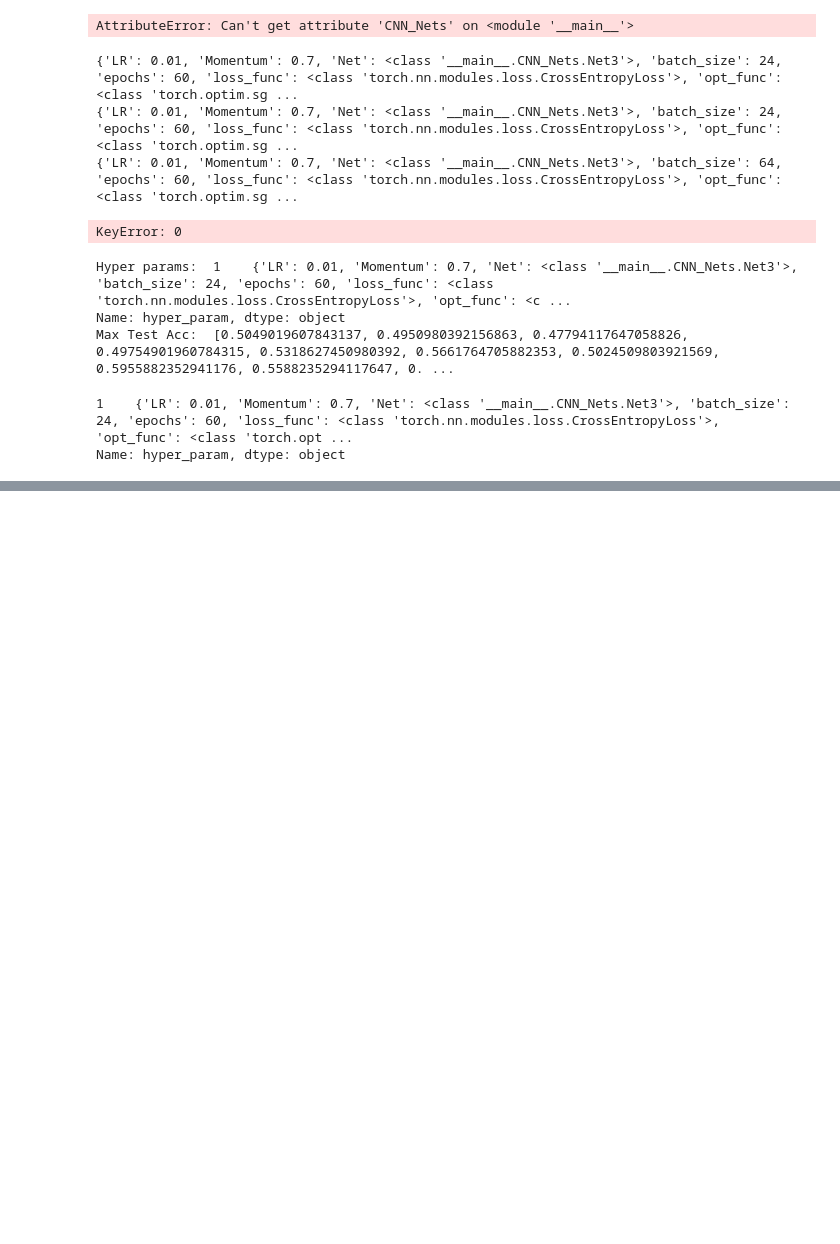
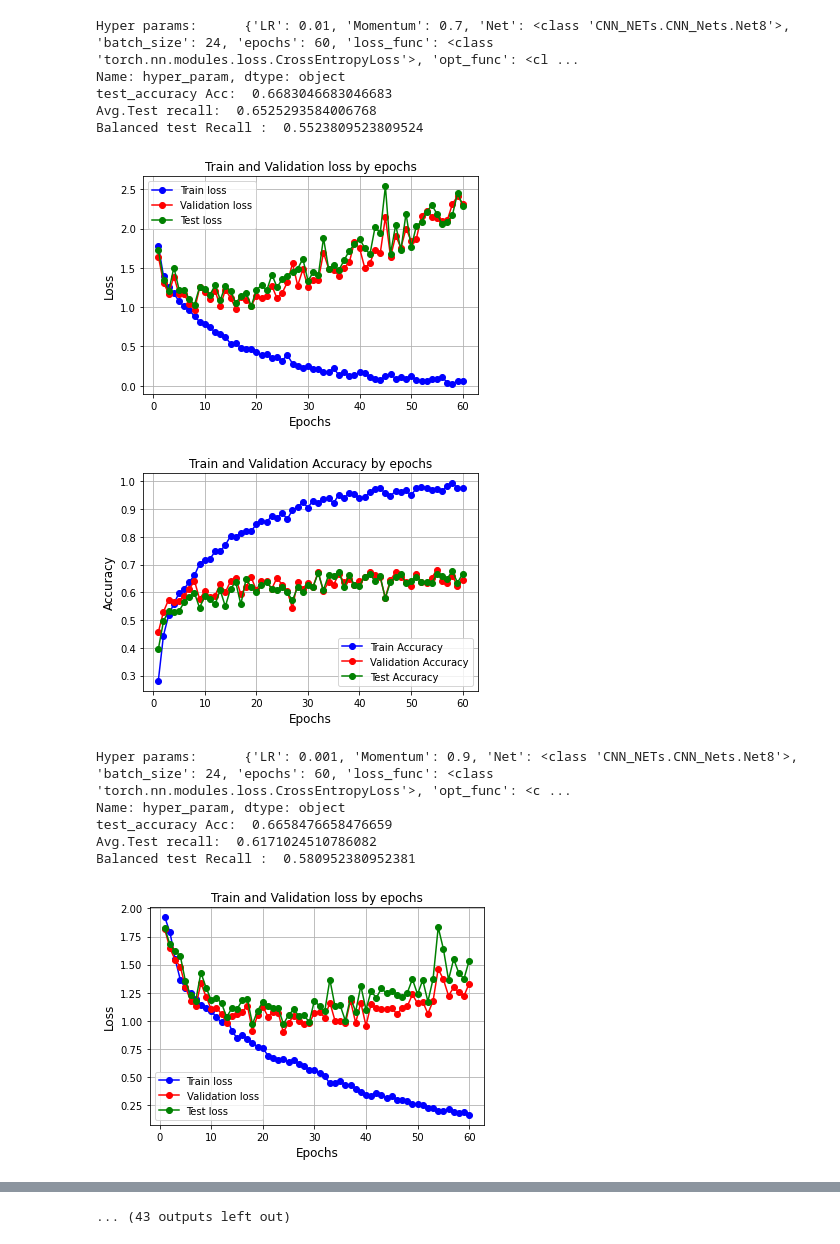
Before and after one commit to sepandms/SkinCare, a Jupyter notebook: GridSearch_Results.ipynb, the cells around one changed output, grey strips where cells are left out. Cells and saved outputs as stored; diff of their text form; code cells hidden in the pictures; blank space fills up the shorter version.

```diff
--- a/GridSearch_Results.ipynb
+++ b/GridSearch_Results.ipynb
@@ -37,35 +46,32 @@ files[:3]
 # %%
-f = "AtuoEncoder_20_Jun_2022_06-48.pkl"
-# GridSrach = pd.read_csv(G_Grid + '/' + f , index_col=False)
-GridSrach = pickle.load(open(G_Grid + '/' + f , 'rb'))
+# f = "AtuoEncoder_20_Jun_2022_06-48.pkl"
+f = '280x210_19_Jun_2022_02_51.csv'
+f = 'AtuoEncoder_20_Jun_2022_18-17.pkl'
 
-try: GridSrach.drop(columns=['Unnamed: 0'], inplace=True)
-except: None
+try: GridSrach = pickle.load(open(G_Grid + '/' + f , 'rb'))
+except: GridSrach = pd.read_csv(G_Grid + '/' + f)
 GridSrach.sort_values('test_accuracy', ascending=False, inplace=True)
-# %% [output]
-AttributeError: Can't get attribute 'CNN_Nets' on <module '__main__'>
-# %%
-for i in list(GridSrach['hyper_param'])[:3]:
-    print(i)
-# %% [output]
-{'LR': 0.01, 'Momentum': 0.7, 'Net': <class '__main__.CNN_Nets.Net3'>, 'batch_size': 24, 'epochs': 60, 'loss_func': <class 'torch.nn.modules.loss.CrossEntropyLoss'>, 'opt_func': <class 'torch.optim.sg ...
-{'LR': 0.01, 'Momentum': 0.7, 'Net': <class '__main__.CNN_Nets.Net3'>, 'batch_size': 24, 'epochs': 60, 'loss_func': <class 'torch.nn.modules.loss.CrossEntropyLoss'>, 'opt_func': <class 'torch.optim.sg ...
-{'LR': 0.01, 'Momentum': 0.7, 'Net': <class '__main__.CNN_Nets.Net3'>, 'batch_size': 64, 'epochs': 60, 'loss_func': <class 'torch.nn.modules.loss.CrossEntropyLoss'>, 'opt_func': <class 'torch.optim.sg ...
-# %%
-details_.hyper_param[0]
-# %% [output]
-KeyError: 0
-# %%
-details_ = GridSrach[['hyper_param','train_epoch_loss','valid_epoch_loss','test_epoch_loss','train_epoch_acc','valid_epoch_acc','test_epoch_acc']].iloc[[0]]
-print('Hyper params: ', details_.hyper_param.iloc[[0]])
-print('Max Test Acc: ', max(details_.test_epoch_acc.iloc[[0]]))
-# plot_grid_results(details_)
-# %% [output]
-Hyper params:  1    {'LR': 0.01, 'Momentum': 0.7, 'Net': <class '__main__.CNN_Nets.Net3'>, 'batch_size': 24, 'epochs': 60, 'loss_func': <class 'torch.nn.modules.loss.CrossEntropyLoss'>, 'opt_func': <c ...
-Name: hyper_param, dtype: object
-Max Test Acc:  [0.5049019607843137, 0.4950980392156863, 0.47794117647058826, 0.49754901960784315, 0.5318627450980392, 0.5661764705882353, 0.5024509803921569, 0.5955882352941176, 0.5588235294117647, 0. ...
-# %%
-details_.hyper_param
-# %% [output]
-1    {'LR': 0.01, 'Momentum': 0.7, 'Net': <class '__main__.CNN_Nets.Net3'>, 'batch_size': 24, 'epochs': 60, 'loss_func': <class 'torch.nn.modules.loss.CrossEntropyLoss'>, 'opt_func': <class 'torch.opt ...
-Name: hyper_param, dtype: object
+# %%
+n = [0,1,2,3,4]
+n = range(100)
+for i in n:
+    details_ = GridSrach.iloc[[i]]
+    print('Hyper params: ', details_.hyper_param.iloc[[0]])
+    print('test_accuracy Acc: ', details_.test_accuracy[0])
+    print('Avg.Test recall: ', details_.test_recall[0])
+    print('Balanced test Recall : ', details_.blc_test_recall[0])
+    plot_grid_results(details_)
+# %% [output]
+Hyper params:      {'LR': 0.01, 'Momentum': 0.7, 'Net': <class 'CNN_NETs.CNN_Nets.Net8'>, 'batch_size': 24, 'epochs': 60, 'loss_func': <class 'torch.nn.modules.loss.CrossEntropyLoss'>, 'opt_func': <cl ...
+Name: hyper_param, dtype: object
+test_accuracy Acc:  0.6683046683046683
+Avg.Test recall:  0.6525293584006768
+Balanced test Recall :  0.5523809523809524
+[figure, added]
+[figure, added]
+Hyper params:      {'LR': 0.001, 'Momentum': 0.9, 'Net': <class 'CNN_NETs.CNN_Nets.Net8'>, 'batch_size': 24, 'epochs': 60, 'loss_func': <class 'torch.nn.modules.loss.CrossEntropyLoss'>, 'opt_func': <c ...
+Name: hyper_param, dtype: object
+test_accuracy Acc:  0.6658476658476659
+Avg.Test recall:  0.6171024510786082
+Balanced test Recall :  0.580952380952381
+[figure, added]
@@ -72 +93,2 @@ Name: hyper_param, dtype: object
+... (43 outputs left out)
 # %%
```
Also changed, not shown: parts of 4 cells of this notebook, 3 other files.
